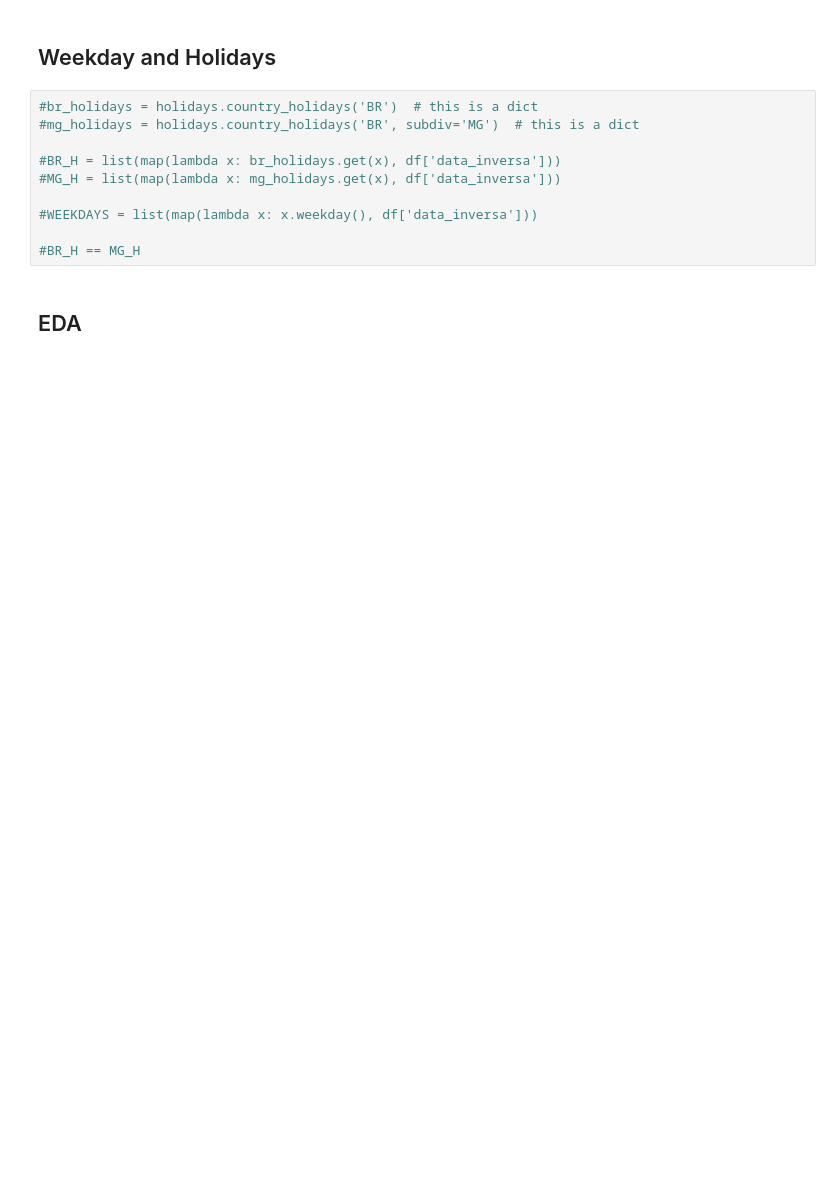
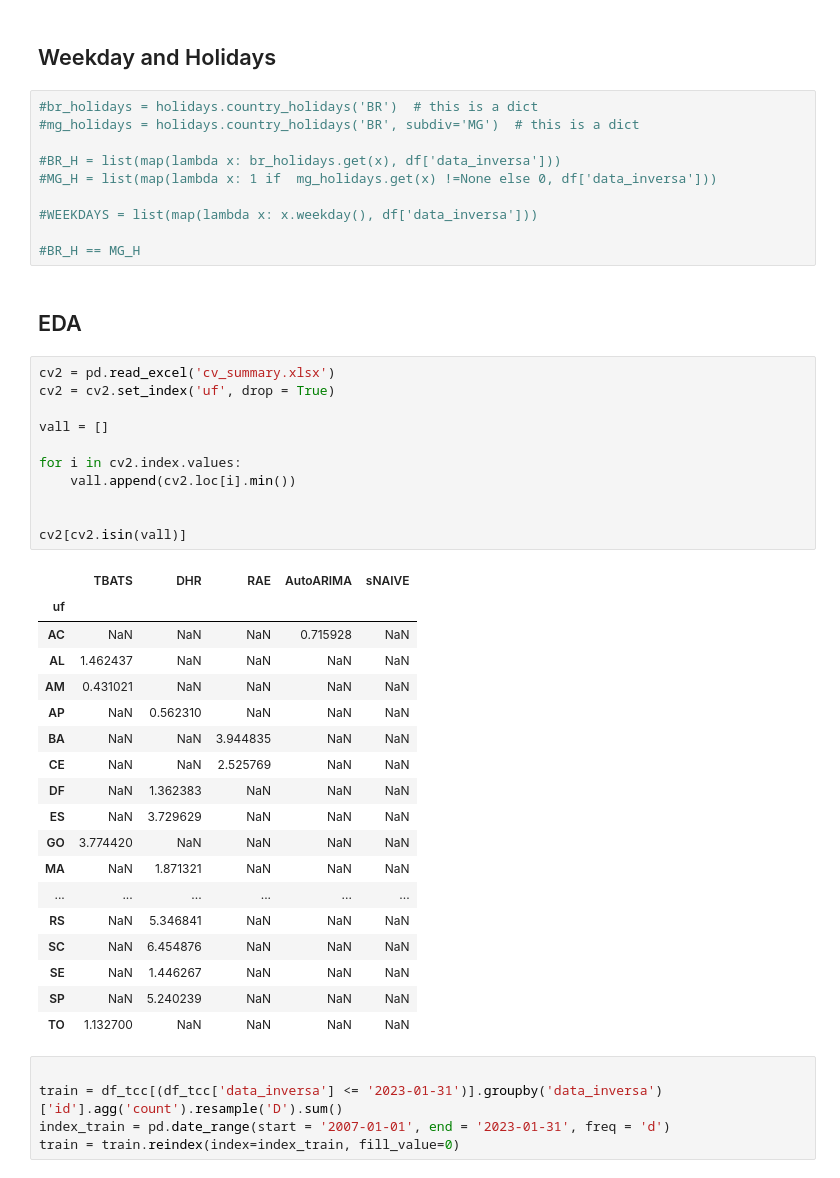
Before and after one commit to Faluhelyi/tcc_est_unb, a Jupyter notebook: scripts/main.ipynb, the cells around one changed output. Cells and saved outputs as stored; diff of their text form; blank space fills up the shorter version.

```diff
--- a/scripts/main.ipynb
+++ b/scripts/main.ipynb
@@ -40,10 +760,45 @@ sul = ['PR', 'RS', 'SC']
 #mg_holidays = holidays.country_holidays('BR', subdiv='MG')  # this is a dict
 
 #BR_H = list(map(lambda x: br_holidays.get(x), df['data_inversa']))
-#MG_H = list(map(lambda x: mg_holidays.get(x), df['data_inversa']))
+#MG_H = list(map(lambda x: 1 if  mg_holidays.get(x) !=None else 0, df['data_inversa']))
 
 #WEEKDAYS = list(map(lambda x: x.weekday(), df['data_inversa']))
 
 #BR_H == MG_H
 # %% [markdown]
 ## EDA
+# %%
+cv2 = pd.read_excel('cv_summary.xlsx')
+cv2 = cv2.set_index('uf', drop = True)
+
+vall = []
+
+for i in cv2.index.values:
+    vall.append(cv2.loc[i].min())
+
+
+cv2[cv2.isin(vall)]
+# %% [output]
+|  | TBATS | DHR | RAE | AutoARIMA | sNAIVE |
+| uf |  |  |  |  |  |
+| AC | NaN | NaN | NaN | 0.715928 | NaN |
+| AL | 1.462437 | NaN | NaN | NaN | NaN |
+| AM | 0.431021 | NaN | NaN | NaN | NaN |
+| AP | NaN | 0.562310 | NaN | NaN | NaN |
+| BA | NaN | NaN | 3.944835 | NaN | NaN |
+| CE | NaN | NaN | 2.525769 | NaN | NaN |
+| DF | NaN | 1.362383 | NaN | NaN | NaN |
+| ES | NaN | 3.729629 | NaN | NaN | NaN |
+| GO | 3.774420 | NaN | NaN | NaN | NaN |
+| MA | NaN | 1.871321 | NaN | NaN | NaN |
+| ... | ... | ... | ... | ... | ... |
+| RS | NaN | 5.346841 | NaN | NaN | NaN |
+| SC | NaN | 6.454876 | NaN | NaN | NaN |
+| SE | NaN | 1.446267 | NaN | NaN | NaN |
+| SP | NaN | 5.240239 | NaN | NaN | NaN |
+| TO | 1.132700 | NaN | NaN | NaN | NaN |
+# %%
+
+train = df_tcc[(df_tcc['data_inversa'] <= '2023-01-31')].groupby('data_inversa')['id'].agg('count').resample('D').sum()
+index_train = pd.date_range(start = '2007-01-01', end = '2023-01-31', freq = 'd')
+train = train.reindex(index=index_train, fill_value=0)
```
Also changed, not shown: parts of 41 cells of this notebook, 18 other files.
